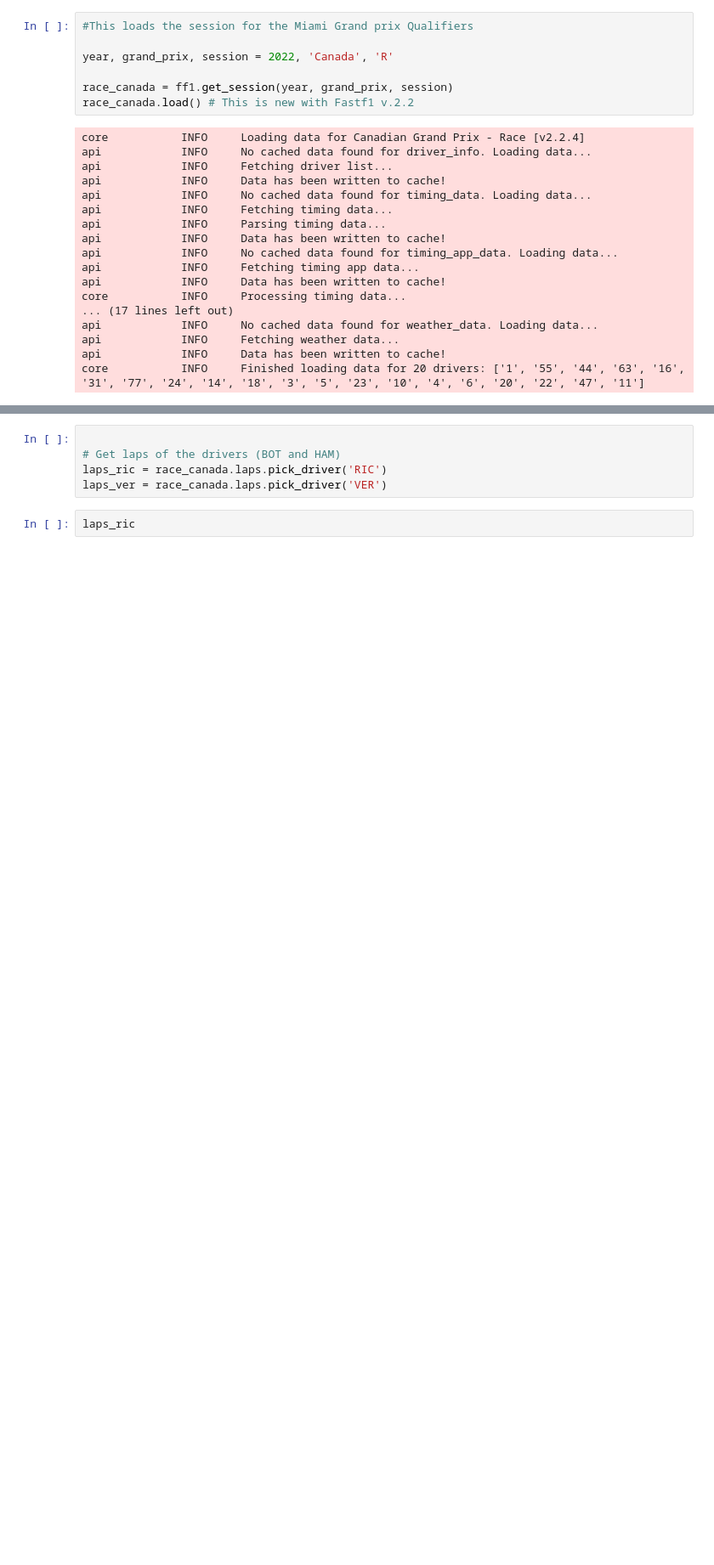
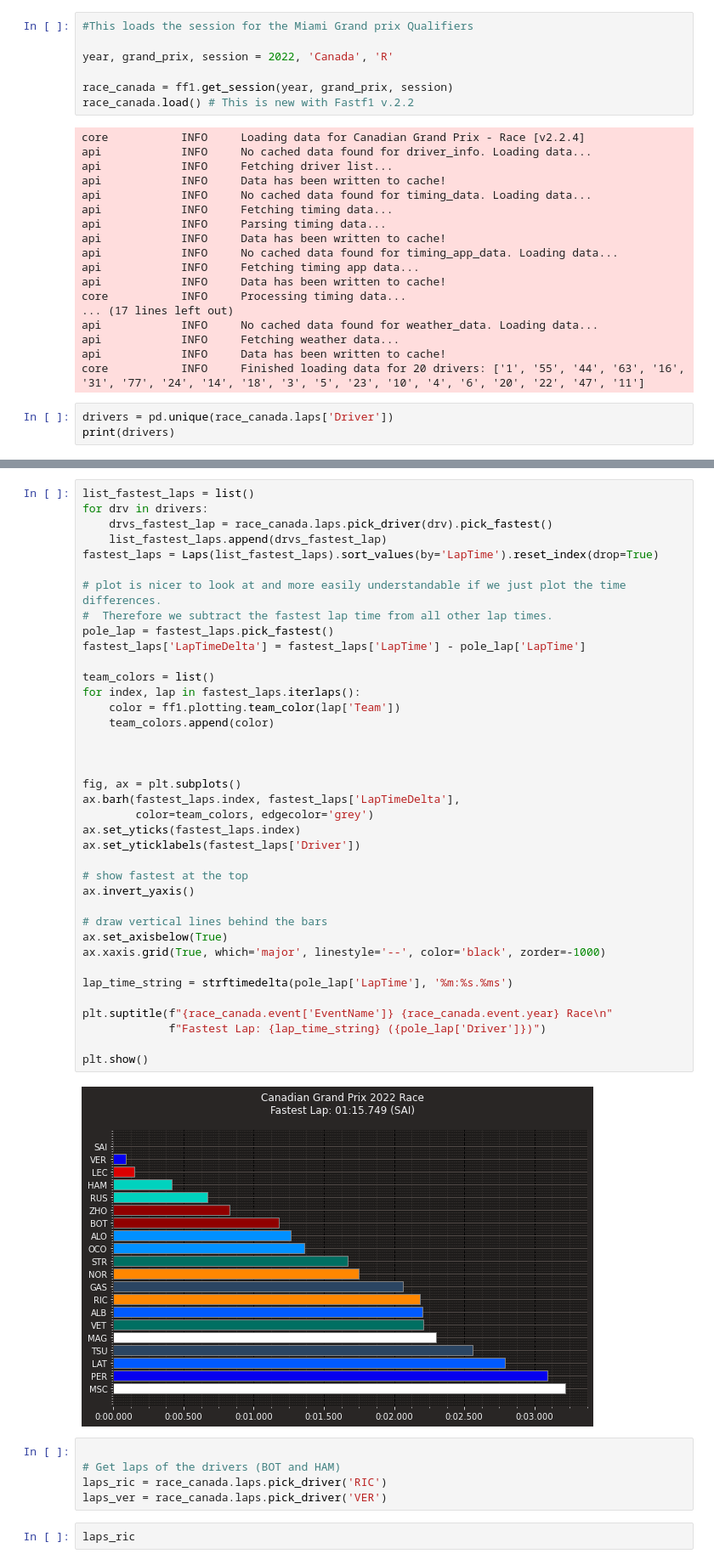
Before and after one commit to CamStevens15/F1_2022_race_analytics, a Jupyter notebook: Code_Analysis/Canadian_GP2022.ipynb, the cells around one changed output, grey strips where cells are left out. Shown at 85% size. Saved outputs shown, nothing was run; the diff lists cells and outputs as text; blank space fills up the shorter version.

```diff
--- a/Code_Analysis/Canadian_GP2022.ipynb
+++ b/Code_Analysis/Canadian_GP2022.ipynb
@@ -289,3 +289,6 @@ api            INFO     No cached data found for weather_data. Loading data...
 api            INFO     Fetching weather data...
 api            INFO     Data has been written to cache!
 core           INFO     Finished loading data for 20 drivers: ['1', '55', '44', '63', '16', '31', '77', '24', '14', '18', '3', '5', '23', '10', '4', '6', '20', '22', '47', '11']
+# %%
+drivers = pd.unique(race_canada.laps['Driver'])
+print(drivers)
@@ -292,3 +298,43 @@ core           INFO     Finished loading data for 20 drivers: ['1', '55', '44',
+# %%
+list_fastest_laps = list()
+for drv in drivers:
+    drvs_fastest_lap = race_canada.laps.pick_driver(drv).pick_fastest()
+    list_fastest_laps.append(drvs_fastest_lap)
+fastest_laps = Laps(list_fastest_laps).sort_values(by='LapTime').reset_index(drop=True)
+
+# plot is nicer to look at and more easily understandable if we just plot the time differences.
+#  Therefore we subtract the fastest lap time from all other lap times.
+pole_lap = fastest_laps.pick_fastest()
+fastest_laps['LapTimeDelta'] = fastest_laps['LapTime'] - pole_lap['LapTime']
+
+team_colors = list()
+for index, lap in fastest_laps.iterlaps():
+    color = ff1.plotting.team_color(lap['Team'])
+    team_colors.append(color)
+
+
+
+fig, ax = plt.subplots()
+ax.barh(fastest_laps.index, fastest_laps['LapTimeDelta'],
+        color=team_colors, edgecolor='grey')
+ax.set_yticks(fastest_laps.index)
+ax.set_yticklabels(fastest_laps['Driver'])
+
+# show fastest at the top
+ax.invert_yaxis()
+
+# draw vertical lines behind the bars
+ax.set_axisbelow(True)
+ax.xaxis.grid(True, which='major', linestyle='--', color='black', zorder=-1000)
+
+lap_time_string = strftimedelta(pole_lap['LapTime'], '%m:%s.%ms')
+
+plt.suptitle(f"{race_canada.event['EventName']} {race_canada.event.year} Race\n"
+             f"Fastest Lap: {lap_time_string} ({pole_lap['Driver']})")
+
+plt.show()
+# %% [output]
+[figure, added]
 # %%
 
 # Get laps of the drivers (BOT and HAM)
```
Also changed, not shown: parts of 1 cell of this notebook.
